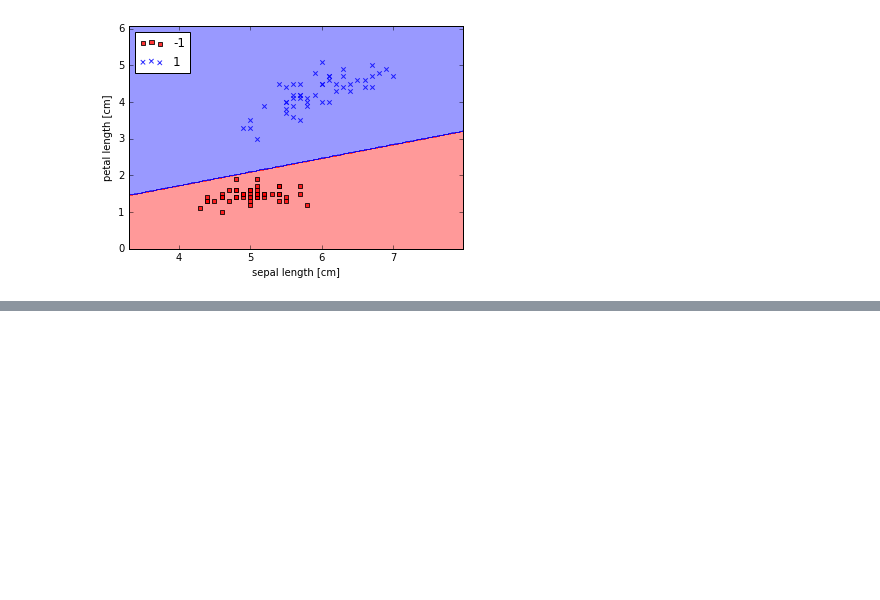
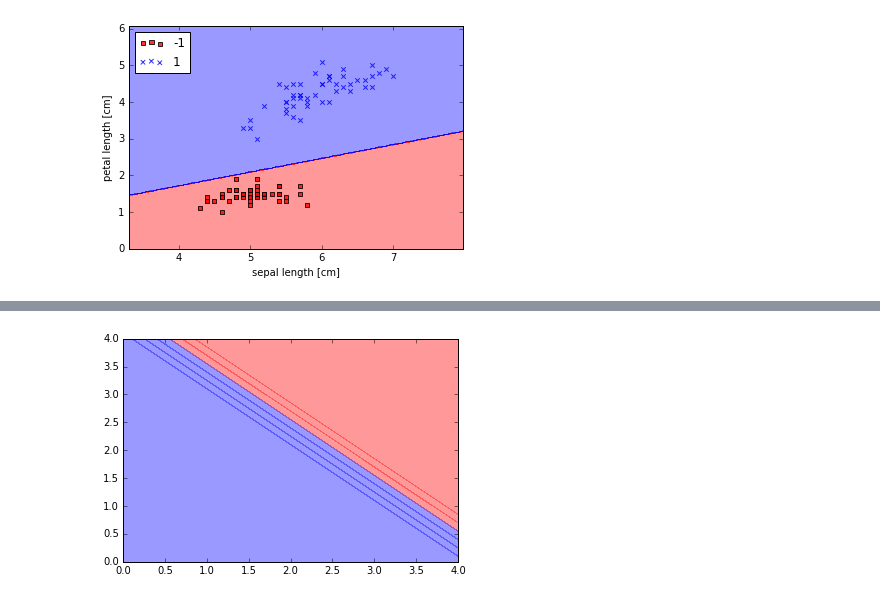
Before and after one commit to Tdual/PythonML, a Jupyter notebook: ch02/perceptron.ipynb, the cells around one changed output, grey strips where cells are left out. Drawn from its saved outputs; the diff is of its cells as text; code cells hidden in the pictures; blank space fills up the shorter version.

```diff
--- a/perceptron.ipynb
+++ b/ch02/perceptron.ipynb
@@ -97,0 +124,18 @@ plt.show()
+# %%
+N = 5
+x = np.arange(0,N)
+y = np.arange(0, N)
+Z = np.array([
+           [1, 1, 1, 1, 1],
+           [1, 1, 1, 1, 0],
+           [1, 1, 1, 0, 0],
+           [1, 1, 0, 0, 0],
+           [1, 0, 0, 0, 0]])
+
+X, Y = np.meshgrid(x, y)
+cmap = ListedColormap(["red","blue"])
+plt.contourf(X, Y, Z,alpha=0.4,cmap=cmap)
+
+plt.show()
+# %% [output]
+[figure, added]
```
Also changed, not shown: parts of 3 cells of this notebook, 1 other file.
